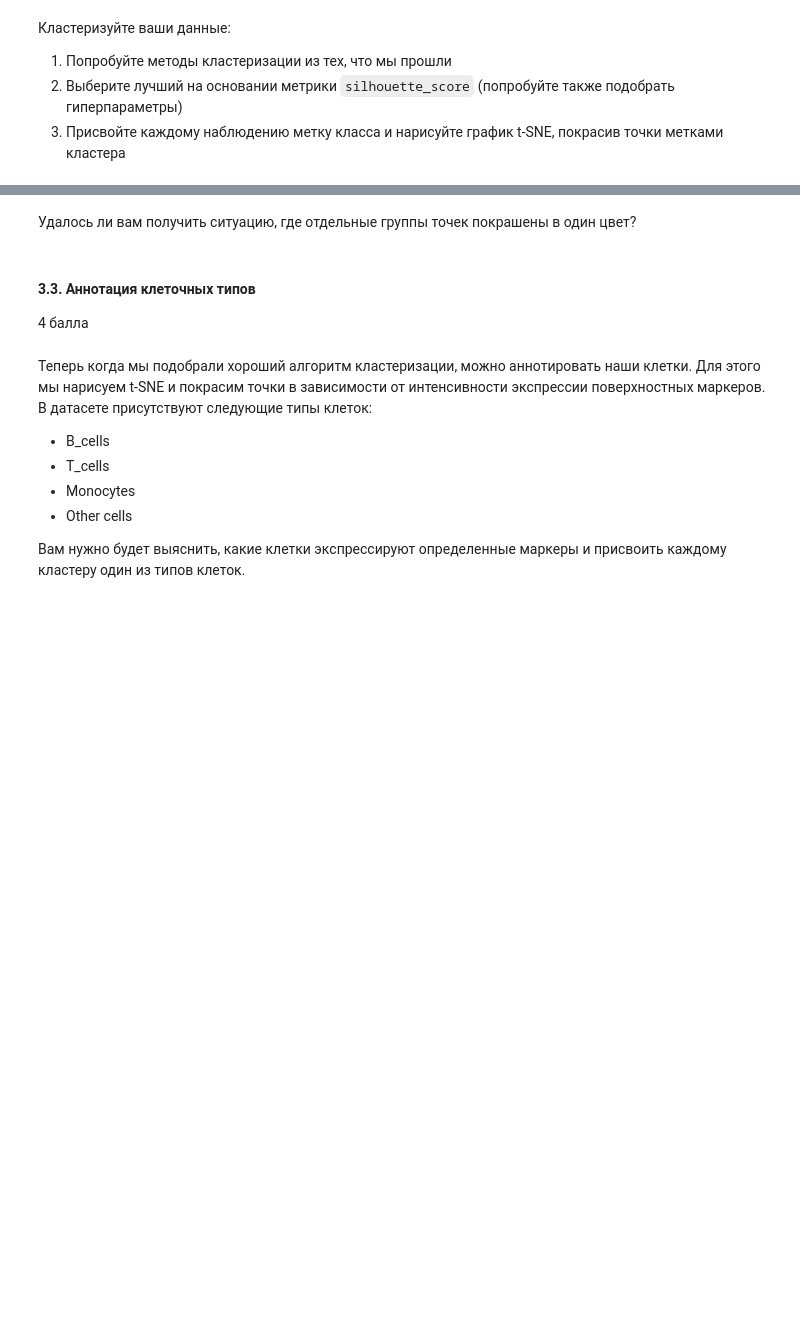
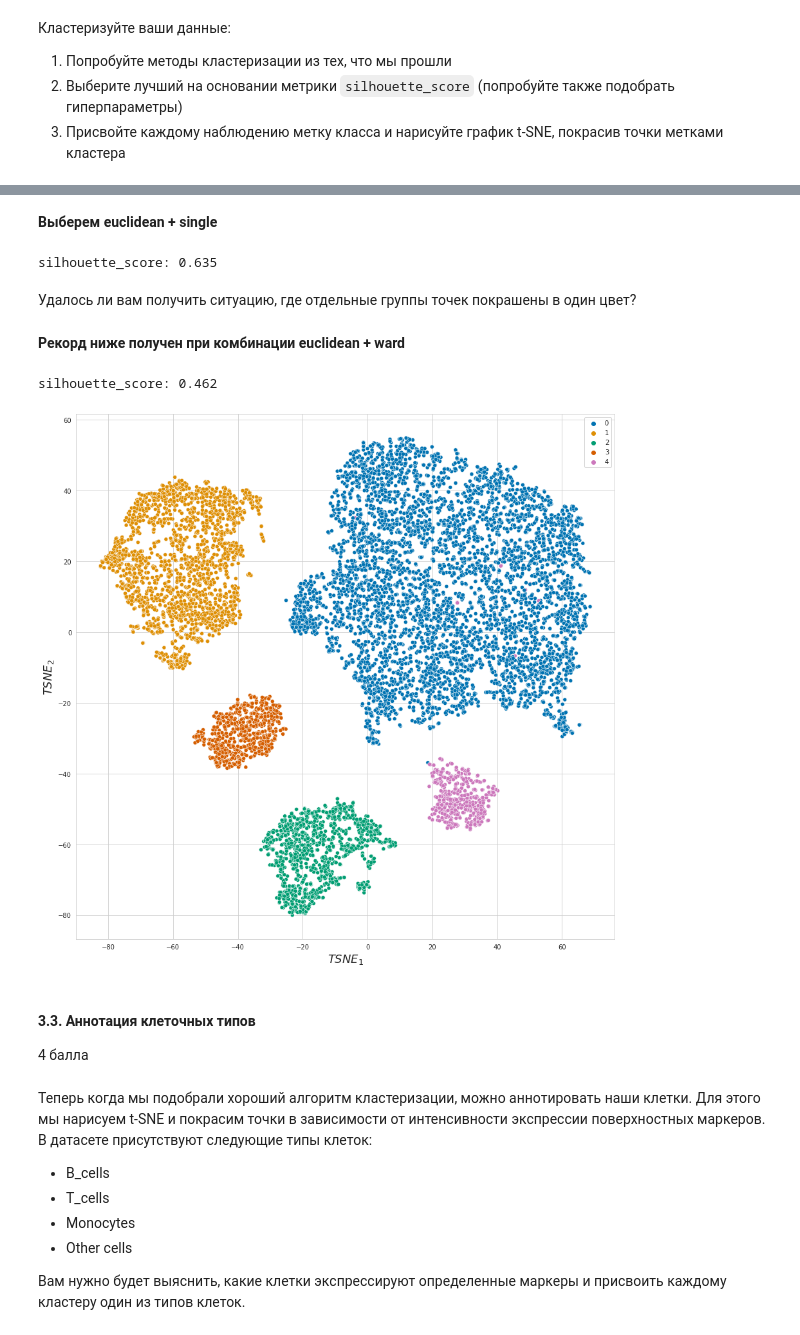
Before and after one commit to kambizaur/BI_ML_2023, a Jupyter notebook: HW_03_unsupervised_learning/code/Cluster_tSNE.ipynb, the cells around one changed output, grey strips where cells are left out. Saved outputs shown, nothing was run; the diff lists cells and outputs as text; code cells hidden in the pictures; blank space fills up the shorter version.

```diff
--- a/HW_03_unsupervised_learning/code/Cluster_tSNE.ipynb
+++ b/HW_03_unsupervised_learning/code/Cluster_tSNE.ipynb
@@ -440,3 +413,5 @@ tsne_res = plot_tsne(fc_data)
 1. Попробуйте методы кластеризации из тех, что мы прошли
 2. Выберите лучший на основании метрики `silhouette_score` (попробуйте также подобрать гиперпараметры)
 3. Присвойте каждому наблюдению метку класса и нарисуйте график t-SNE, покрасив точки метками кластера
+# %%
+X = fc_data.values
@@ -443,5 +451,23 @@ tsne_res = plot_tsne(fc_data)
+# %% [markdown]
+**Выберем euclidean + single**
+# %%
+y_pred = AgglomerativeClustering(n_clusters=5, affinity='euclidean', linkage='single').fit_predict(X)
+print("silhouette_score: {:.3f}".format(silhouette_score(X, y_pred)))
+# %% [output]
+silhouette_score: 0.635
 # %% [markdown]
 Удалось ли вам получить ситуацию, где отдельные группы точек покрашены в один цвет?
+# %% [markdown]
+**Рекорд ниже получен при комбинации euclidean + ward**
+# %%
+y_pred = AgglomerativeClustering(n_clusters=5, affinity='euclidean', linkage='ward').fit_predict(X)
+print("silhouette_score: {:.3f}".format(silhouette_score(X, y_pred)))
+# %% [output]
+silhouette_score: 0.462
+# %%
+tsne_res = plot_tsne(fc_data, n_iter=1000, color=y_pred)
+# %% [output]
+[figure, added]
 # %% [markdown]
 #### 3.3. Аннотация клеточных типов
 
```
Also changed, not shown: parts of 25 cells of this notebook, 1 other file.
